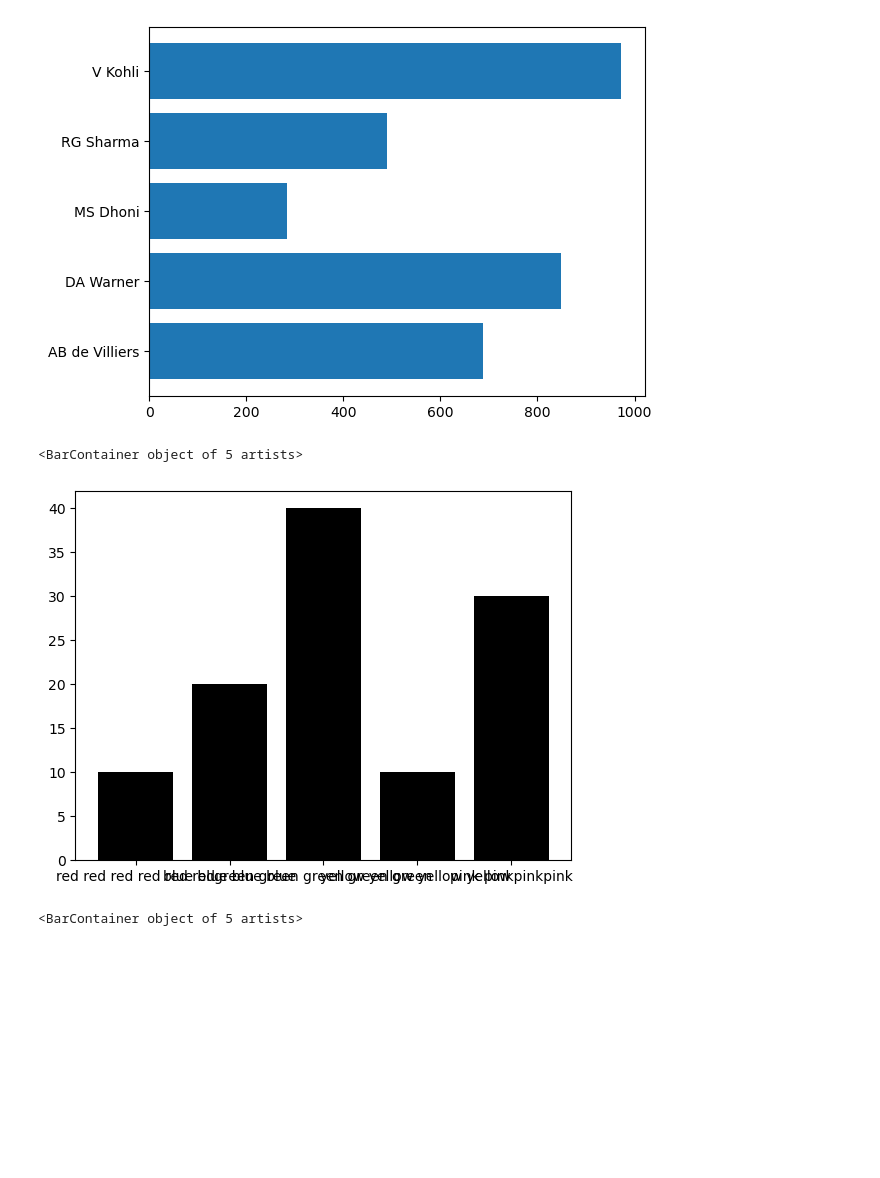
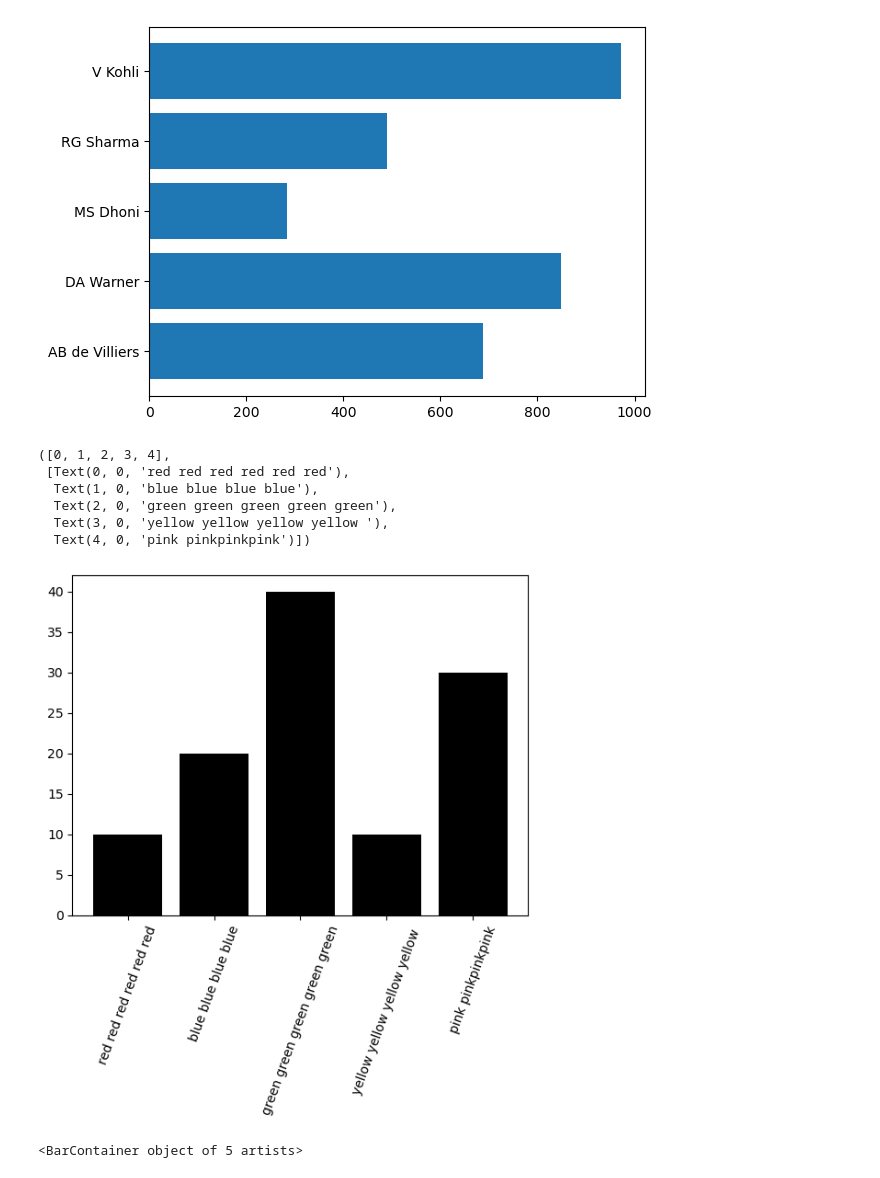
Before and after one commit to renujindal89/visualization, a Jupyter notebook: matplotlib,seaborn (1).ipynb, the cells around one changed output. Cells and saved outputs as stored; diff of their text form; code cells hidden in the pictures; blank space fills up the shorter version.

```diff
--- a/matplotlib,seaborn (1).ipynb
+++ b/matplotlib,seaborn (1).ipynb
@@ -313,13 +370,19 @@ plt.barh(df['batsman'],df['2016'])
 # %%
 # a problem
 children = [10,20,40,10,30]
 colors = ['red red red red red red','blue blue blue blue','green green green green green','yellow yellow yellow yellow ','pink pinkpinkpink']
 
 plt.bar(colors,children,color='black')
 #plt.xticks(rotation='vertical')
+plt.xticks(rotation=70)
 # %% [output]
-<BarContainer object of 5 artists>
+([0, 1, 2, 3, 4],
+ [Text(0, 0, 'red red red red red red'),
+  Text(1, 0, 'blue blue blue blue'),
+  Text(2, 0, 'green green green green green'),
+  Text(3, 0, 'yellow yellow yellow yellow '),
+  Text(4, 0, 'pink pinkpinkpink')])
-[figure, old version]
+[figure, new version]
 # %%
 plt.bar(df['batsman'],df['2015'])
 plt.bar(df['batsman'],df['2016'])
```
Also changed, not shown: parts of 58 cells of this notebook.
